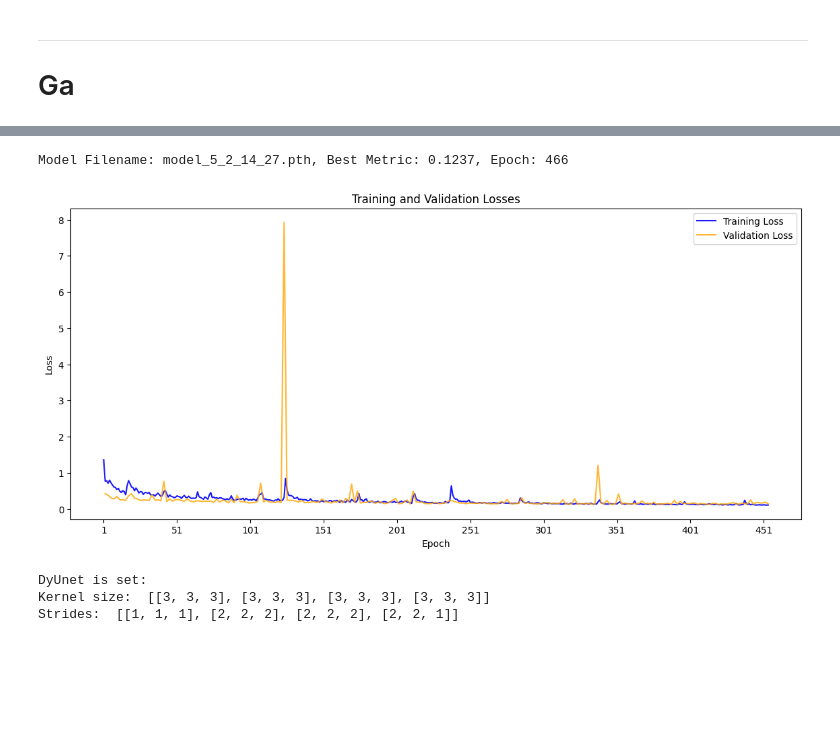
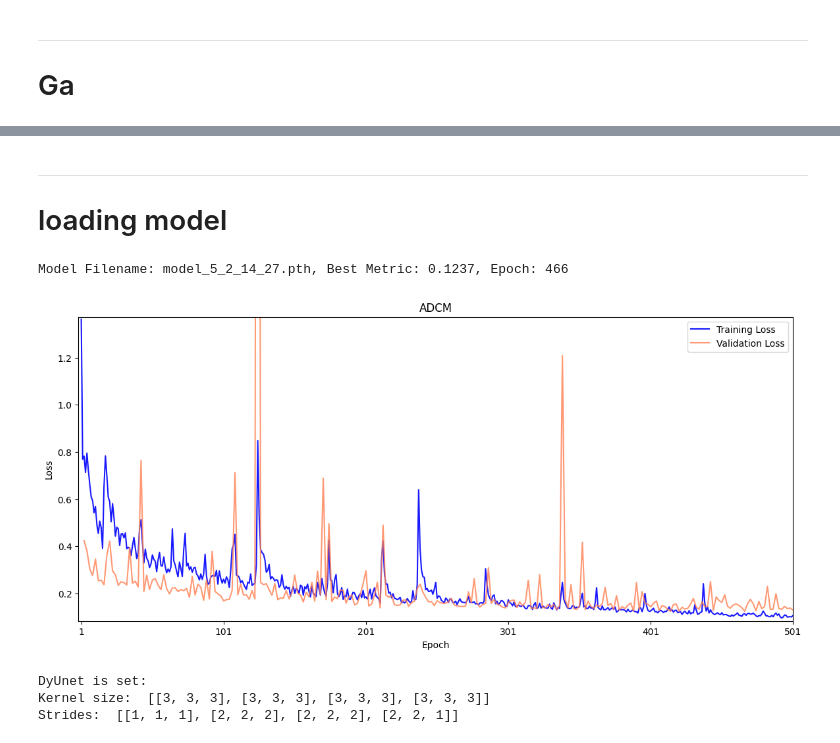
Before and after one commit to s-shahpouri/DL_PET, a Jupyter notebook: Inference_ADCM.ipynb, the cells around one changed output, grey strips where cells are left out. Drawn from its saved outputs; the diff is of its cells as text; code cells hidden in the pictures; blank space fills up the shorter version.

```diff
--- a/Inference_ADCM.ipynb
+++ b/Inference_ADCM.ipynb
@@ -94,3 +92,6 @@ val_loader = loader_factory.get_loader('val', batch_size=1, num_workers=2, shuff
+# %% [markdown]
+----------
+# loading model
 # %%
 from utils import find_last_saved_model, parse_loss_values
 
@@ -114,23 +115,45 @@ print(f"Model Filename: {bestmodel_filename}, Best Metric: {best_metric}, Epoch:
 # %% [output]
 Model Filename: model_5_2_14_27.pth, Best Metric: 0.1237, Epoch: 466
 # %%
+import matplotlib.pyplot as plt
+import numpy as np
+
+
+
 train_losses, val_losses = parse_loss_values(log_filepath)
 
 max_epochs = len(train_losses)
+start_epoch = 1  # Can be set to any valid epoch number, including 1
 val_interval = 2  # Update this if your validation interval is different
+
+# Ensure start_epoch is within the range of available data
+start_epoch = max(1, min(start_epoch, max_epochs))
+
+# Calculate the range of epochs for training and validation
+epochs = range(start_epoch, max_epochs + 1)
+val_epochs = range(start_epoch + val_interval - ((start_epoch - 1) % val_interval), max_epochs + 1, val_interval)
+
+# Adjust the indices for slicing based on the starting epoch
+train_idx = start_epoch - 1
+val_idx = (start_epoch - 1) // val_interval
 
 # Plotting
 plt.figure(figsize=(14, 6))
-plt.plot(range(1, max_epochs + 1), train_losses, label='Training Loss', color='blue', alpha=0.9)
-plt.plot(range(2, max_epochs + 1, val_interval), val_losses, label='Validation Loss', color='orange', alpha=0.8)
+plt.plot(epochs, train_losses[train_idx:], label='Training Loss', color='blue', alpha=0.9)
+if len(val_epochs) > 0 and val_idx < len(val_losses):
+    plt.plot(val_epochs, val_losses[val_idx:val_idx+len(val_epochs)], label='Validation Loss', color='coral', alpha=0.8)
+
 plt.xlabel('Epoch')
 plt.ylabel('Loss')
-plt.title('Training and Validation Losses')
+plt.title('ADCM')
 plt.legend()
-plt.xticks(np.arange(1, max_epochs + 1, 50))  # Adjust the x-axis ticks if needed
+plt.xlim(-1, 20) #max_epochs + 1)  # Adjust the x-axis start and end points
+plt.ylim(min(train_losses+val_losses)-0.01, max(train_losses)+0.01)  # Adjust y-axis to start slightly below min loss value
+
+plt.xticks(np.arange(start_epoch, max_epochs + 1, 100))  # Adjust the x-axis ticks if needed
 plt.show()
 # %% [output]
-[figure, old version]
+[figure, new version]
 # %%
 import os
 import torch
```
Also changed, not shown: parts of 20 cells of this notebook, 7 other files.
